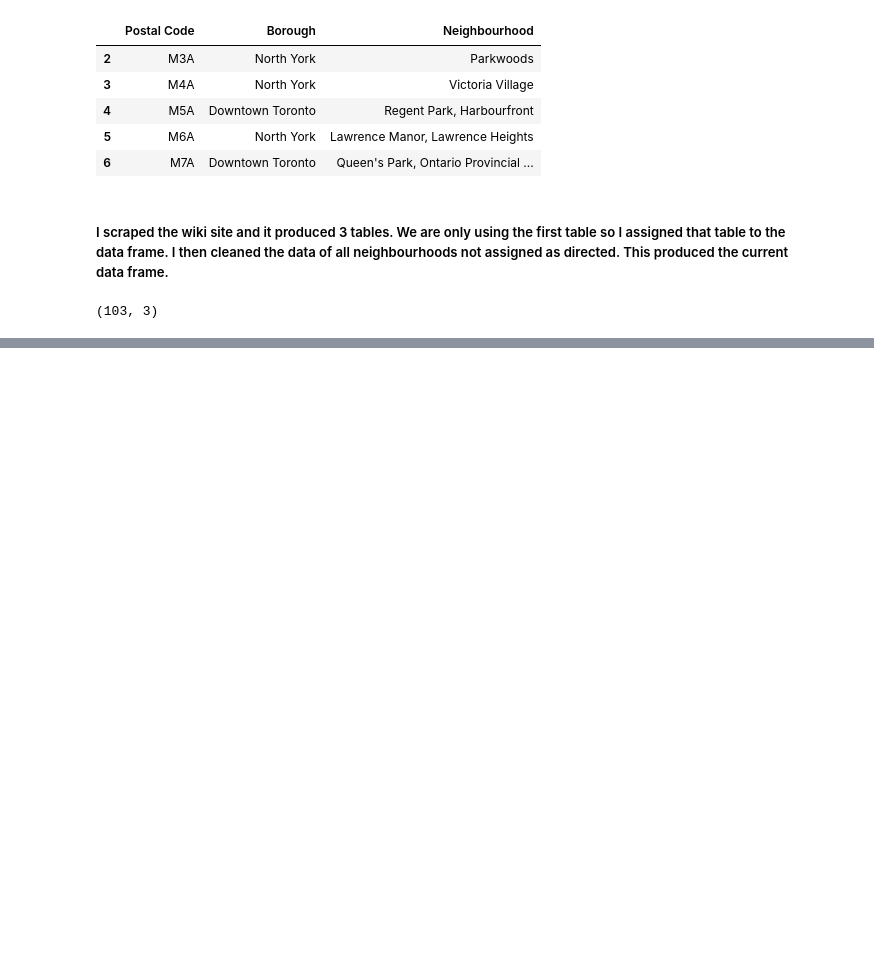
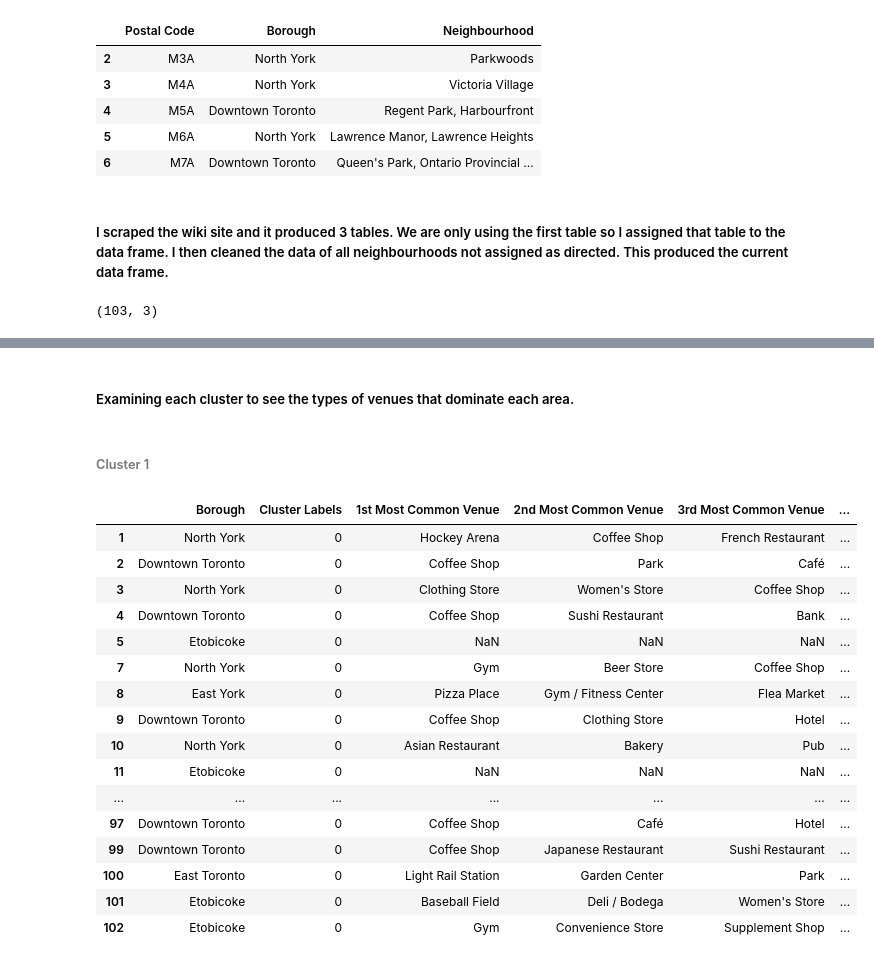
Before and after one commit to MBasnar/Coursera_Capstone, a Jupyter notebook: Segmenting and Clustering Neighborhoods in Toronto.ipynb, the cells around one changed output, grey strips where cells are left out. Cells and saved outputs as stored; diff of their text form; code cells hidden in the pictures; blank space fills up the shorter version.

```diff
--- a/Segmenting and Clustering Neighborhoods in Toronto.ipynb
+++ b/Segmenting and Clustering Neighborhoods in Toronto.ipynb
@@ -141,0 +510,10 @@ df_toronto_postal.shape
+# %%
+# add clustering labels
+neighborhoods_venues_sorted.insert(0, 'Cluster Labels', kmeans.labels_)
+
+toronto_merged = df_toronto_postal
+
+# merge manhattan_grouped with manhattan_data to add latitude/longitude for each neighborhood
+toronto_merged = toronto_merged.join(neighborhoods_venues_sorted.set_index('Neighborhood'), on='Neighbourhood')
+
+toronto_merged.head()
@@ -141,0 +529,2 @@ df_toronto_postal.shape
+# %%
+toronto_merged['Cluster Labels'] = toronto_merged['Cluster Labels'].fillna(0).astype('int')
@@ -141,0 +557,24 @@ df_toronto_postal.shape
+# %% [markdown]
+##### Examining each cluster to see the types of venues that dominate each area.
+# %% [markdown]
+###### Cluster 1
+# %%
+toronto_merged.loc[toronto_merged['Cluster Labels'] == 0, toronto_merged.columns[[1] + list(range(5, toronto_merged.shape[1]))]]
+# %% [output]
+|  | Borough | Cluster Labels | 1st Most Common Venue | 2nd Most Common Venue | 3rd Most Common Venue | ... |
+| 1 | North York | 0 | Hockey Arena | Coffee Shop | French Restaurant | ... |
+| 2 | Downtown Toronto | 0 | Coffee Shop | Park | Café | ... |
+| 3 | North York | 0 | Clothing Store | Women's Store | Coffee Shop | ... |
+| 4 | Downtown Toronto | 0 | Coffee Shop | Sushi Restaurant | Bank | ... |
+| 5 | Etobicoke | 0 | NaN | NaN | NaN | ... |
+| 7 | North York | 0 | Gym | Beer Store | Coffee Shop | ... |
+| 8 | East York | 0 | Pizza Place | Gym / Fitness Center | Flea Market | ... |
+| 9 | Downtown Toronto | 0 | Coffee Shop | Clothing Store | Hotel | ... |
+| 10 | North York | 0 | Asian Restaurant | Bakery | Pub | ... |
+| 11 | Etobicoke | 0 | NaN | NaN | NaN | ... |
+| ... | ... | ... | ... | ... | ... | ... |
+| 97 | Downtown Toronto | 0 | Coffee Shop | Café | Hotel | ... |
+| 99 | Downtown Toronto | 0 | Coffee Shop | Japanese Restaurant | Sushi Restaurant | ... |
+| 100 | East Toronto | 0 | Light Rail Station | Garden Center | Park | ... |
+| 101 | Etobicoke | 0 | Baseball Field | Deli / Bodega | Women's Store | ... |
+| 102 | Etobicoke | 0 | Gym | Convenience Store | Supplement Shop | ... |
```
Also changed, not shown: parts of 53 cells of this notebook.
